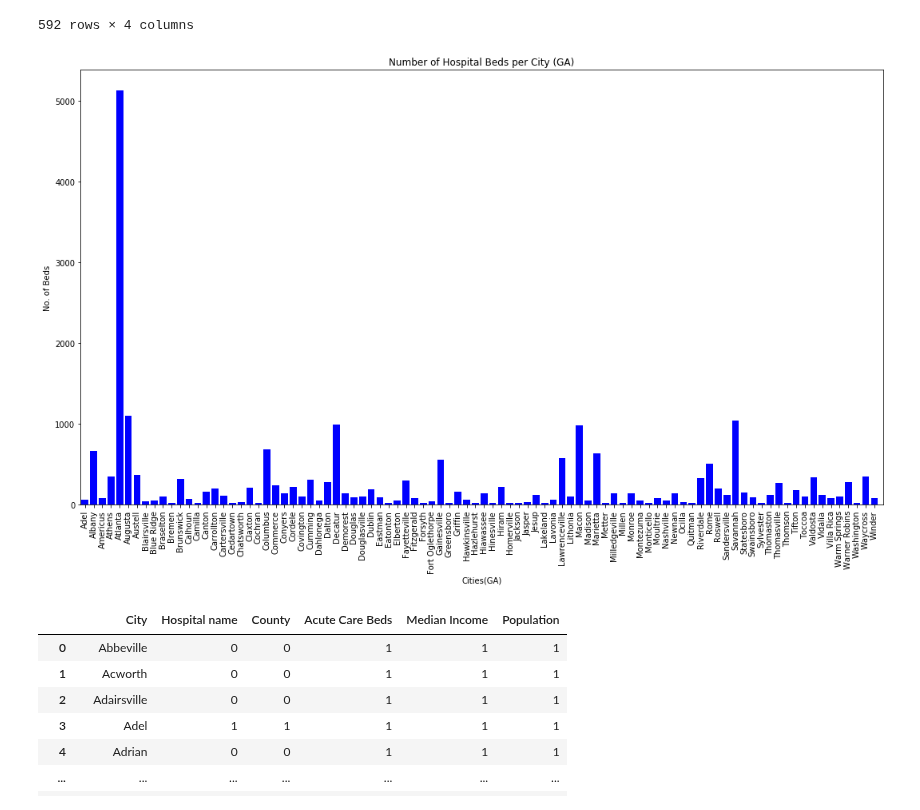
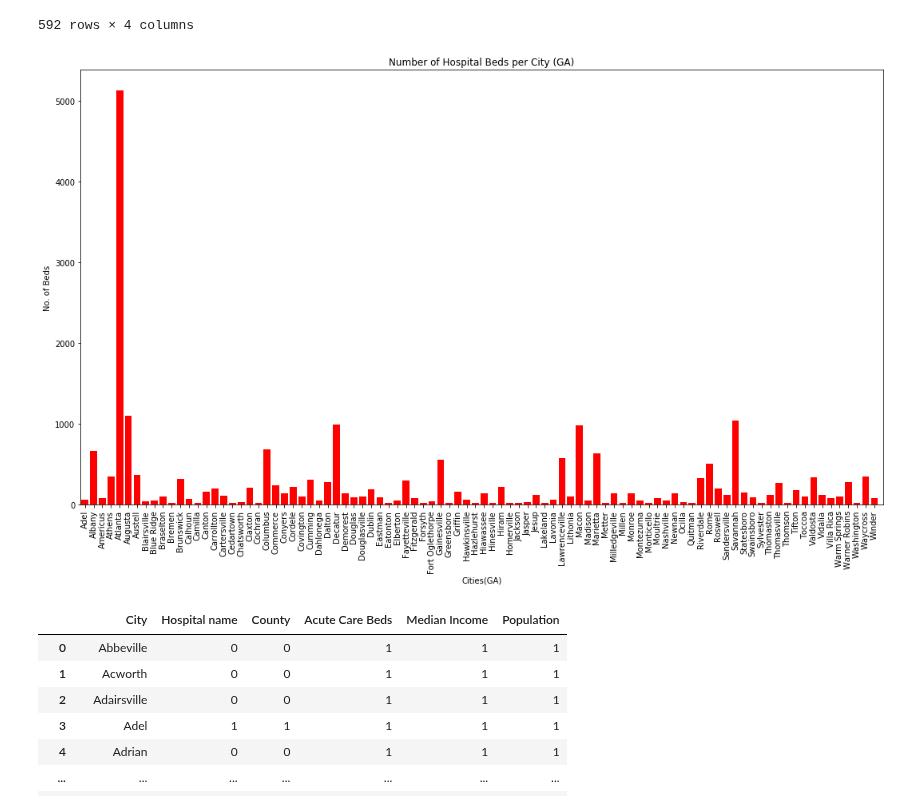
Before and after one commit to jtilenis/Data_Scavengers, a Jupyter notebook: bar_charts.ipynb, the cells around one changed output. Drawn from its saved outputs; the diff is of its cells as text; code cells hidden in the pictures.

```diff
--- a/bar_charts.ipynb
+++ b/bar_charts.ipynb
@@ -51,19 +51,19 @@ hospital_sum_city
 # %%
 hospital_bed_city = hospital_sum_city.loc[(hospital_sum_city['Acute Care Beds'] > 0)]
 hospital_bed_city
 plt.figure(figsize=(18,10))
-plt.bar(hospital_bed_city['City'],hospital_bed_city['Acute Care Beds'], color="blue")
+plt.bar(hospital_bed_city['City'],hospital_bed_city['Acute Care Beds'], color="red")
 plt.xticks(hospital_bed_city['City'], rotation='vertical')
 plt.title('Number of Hospital Beds per City (GA)')
 plt.xlabel('Cities(GA)')
 plt.ylabel('No. of Beds')
 plt.xlim(-0.5,len(hospital_bed_city['City']))
 
 plt.savefig("Hospital_Beds_per_City.png")
 
 plt.show()
 # %% [output]
-[figure, old version]
+[figure, new version]
 # %%
 hospital_count_city = hospital_data.groupby('City').count()
 hospital_count_city = hospital_count_city.reset_index()
```
Also changed, not shown: parts of 8 cells of this notebook, 1 other file.
